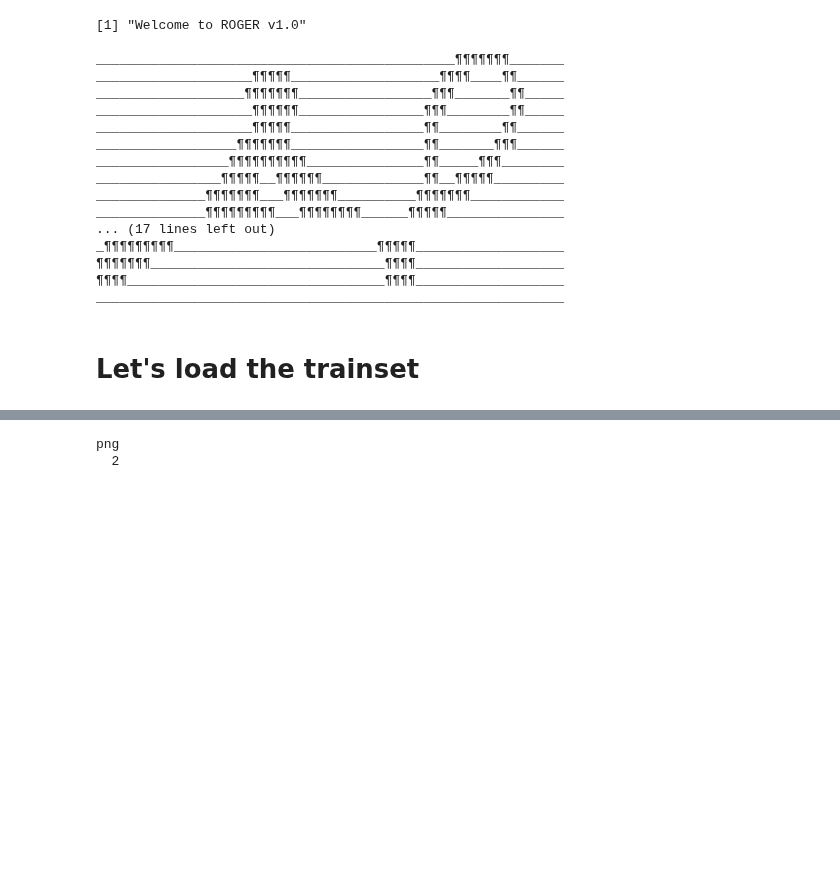
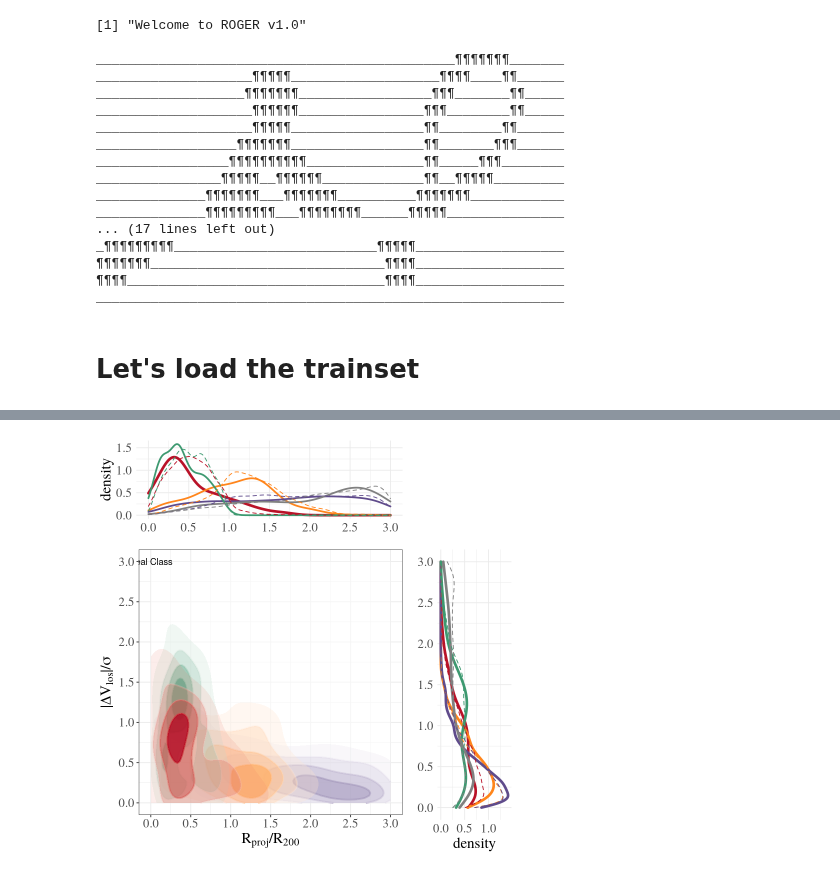
Before and after one commit to Martindelosrios/ROGER, a Jupyter notebook: Examples/Example 2 (RandomSample).ipynb, the cells around one changed output, grey strips where cells are left out. Cells and saved outputs as stored; diff of their text form; code cells hidden in the pictures; blank space fills up the shorter version.

```diff
--- a/Examples/Example 2 (RandomSample).ipynb
+++ b/Examples/Example 2 (RandomSample).ipynb
@@ -452,11 +445,11 @@ grid.arrange(hx_knn, blankPlot, p_knn, hy_knn,
 # %%
 # Let's separete each class taking into account the real class
 ran_test <- data.frame(ran_test, real_class)
-cl  <- subset(ran_test, ran_test$real_class == 'X1') # CLuster galaxies
-bs  <- subset(ran_test, ran_test$real_class == 'X2') # Backsplash galaxies
-ing <- subset(ran_test, ran_test$real_class == 'X3') # Infallin galaxies
-rin <- subset(ran_test, ran_test$real_class == 'X4') # Recent infalling galaxies
-int <- subset(ran_test, ran_test$real_class == 'X5') # Interlooper galaxies
+cl  <- subset(ran_test, ran_test$real_class == 'CL') # CLuster galaxies
+bs  <- subset(ran_test, ran_test$real_class == 'BS') # Backsplash galaxies
+ing <- subset(ran_test, ran_test$real_class == 'IN') # Infallin galaxies
+rin <- subset(ran_test, ran_test$real_class == 'RIN') # Recent infalling galaxies
+int <- subset(ran_test, ran_test$real_class == 'ITL') # Interlooper galaxies
 
 # Let's plot the results
 
@@ -471,11 +464,6 @@ p <- ggplot(data = cl, aes(r, v))+
          labs(x=TeX('R_{proj}/R_{200}'),
               y=TeX('|$\\Delta$V_{los}|/$\\sigma$'))+
 
-         #geom_point(data = int, aes(r, v), shape = 19, size = 0.5, color = c5) +
-         #geom_point(data = cl, aes(r, v), shape = 19, size = 1, color = c1) +
-         #geom_point(data = bs, aes(r, v), shape = 19, size = 1, color = c2) +
-         #geom_point(data = ing, aes(r, v), shape = 19, size = 1, color = c3) +
-         #geom_point(data = rin, aes(r, v), shape = 19, size = 1, color = c4) +
          geom_density_2d(data = ing, aes(x = r, y = v, colour = ..level..), lwd = 1, bins = 5) +
          scale_colour_gradient(low = rgb(1, 1, 1, 0.0), high = c3) +
 
@@ -555,13 +543,10 @@ hy <- ggplot(data = cl,aes(v)) +
         geom_density(data = int0, aes(v), color = c5, lwd = 0.5, lty = 2) +
         coord_flip()
 # %%
-pdf('../../backsplash/graph/final_4_08/phase_space_true_TESTcluster.pdf')
 grid.arrange(hx, blankPlot, p, hy,
              ncol = 2, nrow = 2, widths = c(4, 1.4), heights = c(1.4, 4))
-dev.off()
 # %% [output]
-png
-  2
+[figure, added]
 # %%
 Real            <- real_class
 Predict         <- ran_test$class_knn
```
Also changed, not shown: parts of 10 cells of this notebook, 4 other files.
